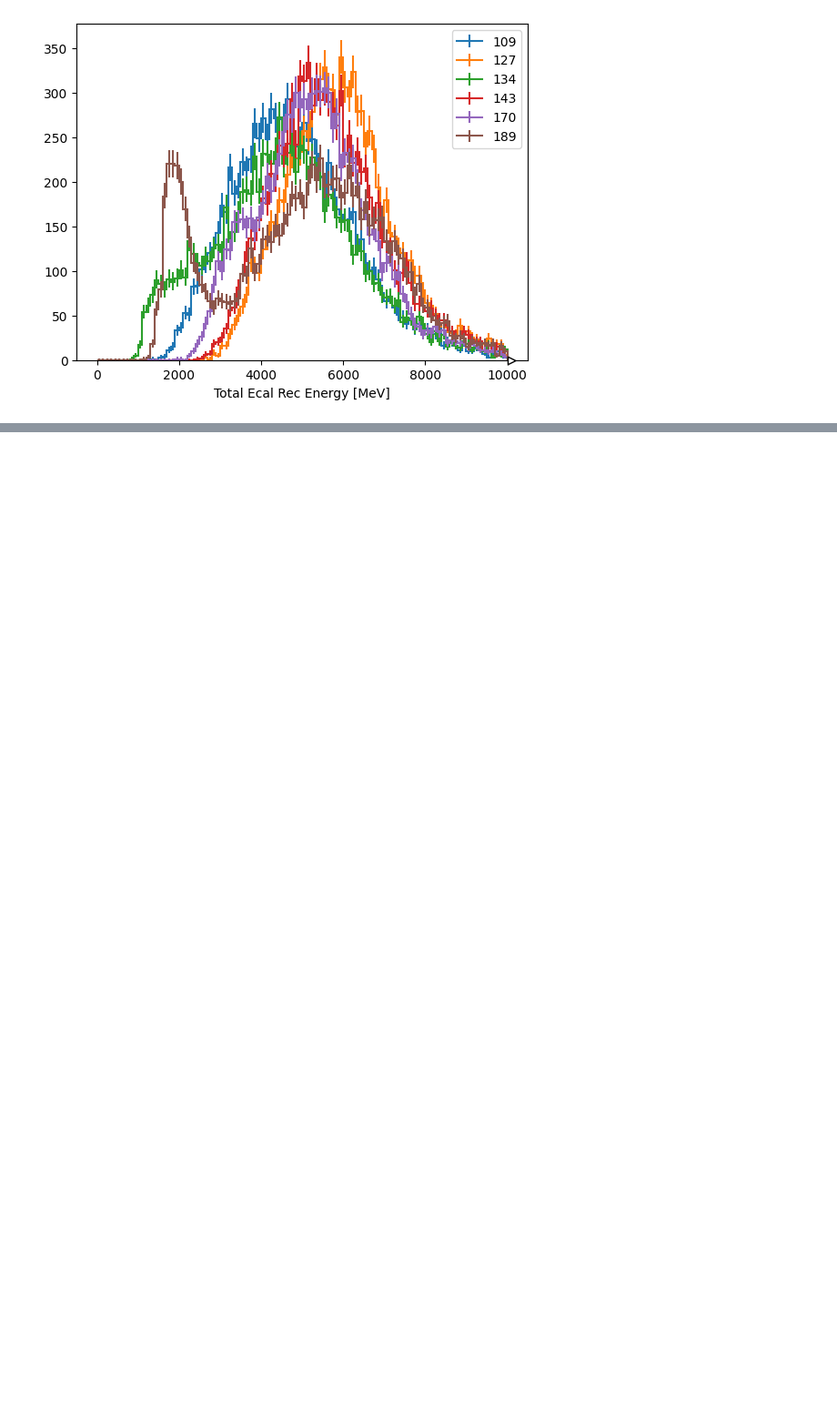
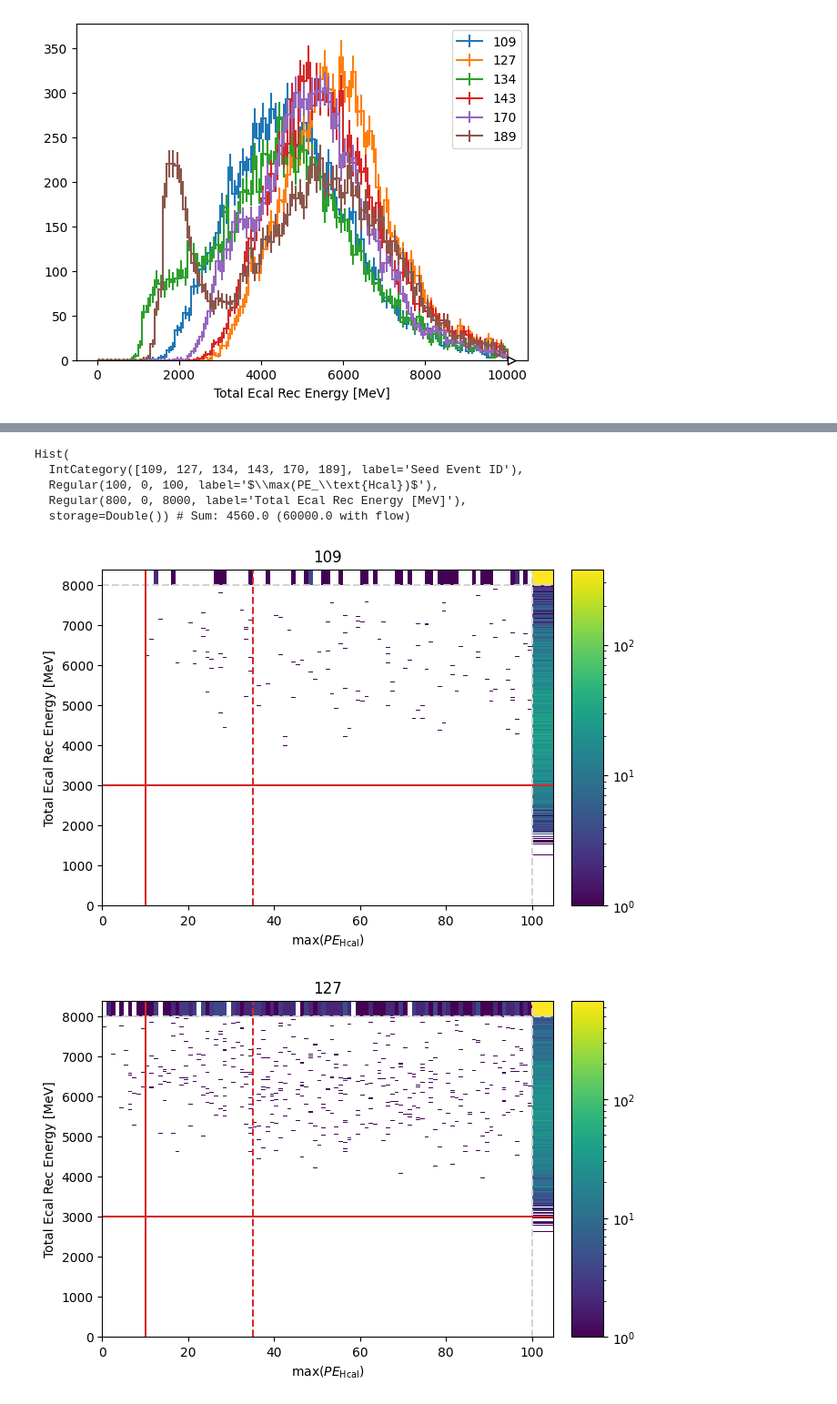
Before and after one commit to tomeichlersmith/ldmx-eat-tracking, a Jupyter notebook: sim-cal-from-scoring-plane/zone0-ana.ipynb, the cells around one changed output, grey strips where cells are left out. Shown at 91% size. Drawn from its saved outputs; the diff is of its cells as text; code cells hidden in the pictures; blank space fills up the shorter version.

```diff
--- a/sim-cal-from-scoring-plane/zone0-ana.ipynb
+++ b/sim-cal-from-scoring-plane/zone0-ana.ipynb
@@ -132,0 +180,25 @@ plt.show()
+# %%
+selection_plane = create_hist(
+    hist.axis.Regular(100,0,100,label=r'$\max(PE_\text{Hcal})$'),
+    hist.axis.Regular(800,0,8000,label='Total Ecal Rec Energy [MeV]')
+)
+selection_plane.fill(events.run, events.hcal_max_pe, events.ecal_total_rec_energy)
+# %% [output]
+Hist(
+  IntCategory([109, 127, 134, 143, 170, 189], label='Seed Event ID'),
+  Regular(100, 0, 100, label='$\\max(PE_\\text{Hcal})$'),
+  Regular(800, 0, 8000, label='Total Ecal Rec Energy [MeV]'),
+  storage=Double()) # Sum: 4560.0 (60000.0 with flow)
+# %%
+from matplotlib.patches import Rectangle
+
+for run in selection_plane.axes[0]:
+    selection_plane[hist.loc(run),...].plot(norm='log', flow='show')
+    plt.title(run)
+    plt.axvline(10, color='tab:red')
+    plt.axhline(3000, color='tab:red')
+    plt.axvline(35, color='tab:red', ls='--')
+    plt.show()
+# %% [output]
+[figure, added]
+[figure, added]
```
Also changed, not shown: parts of 8 cells of this notebook, 1 other file.
